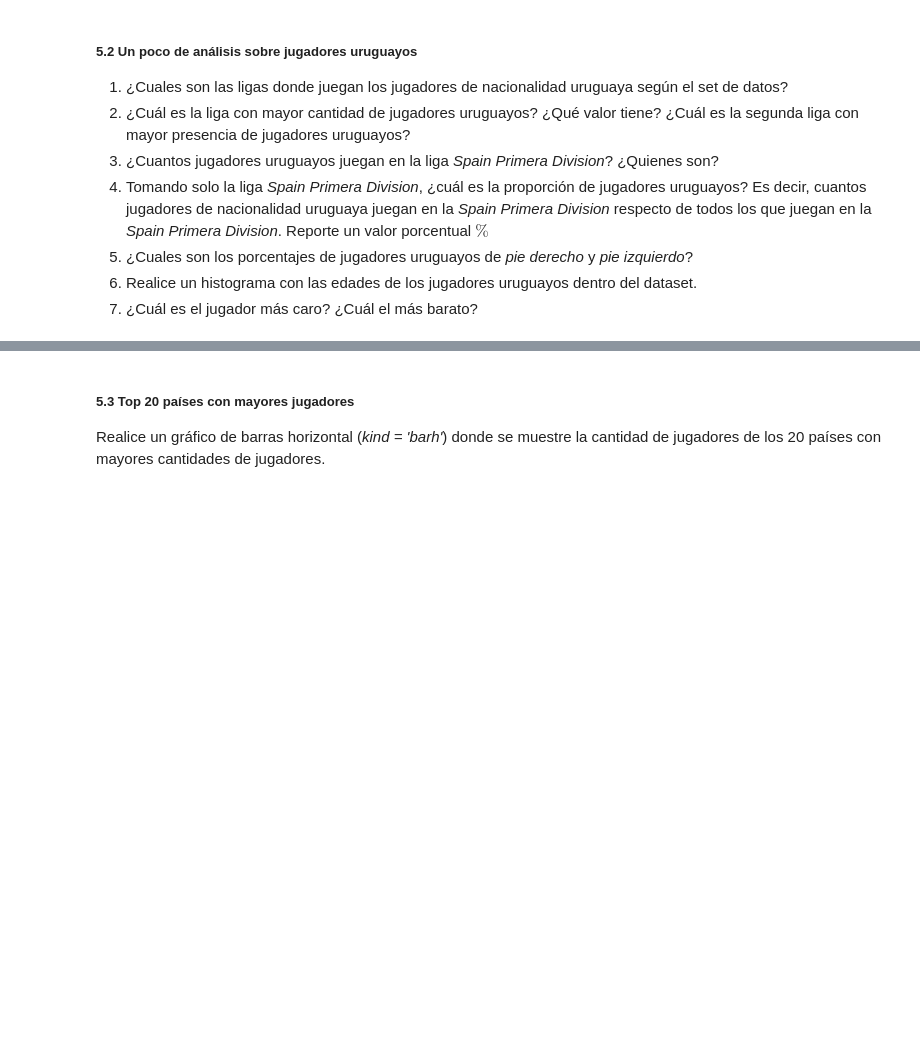
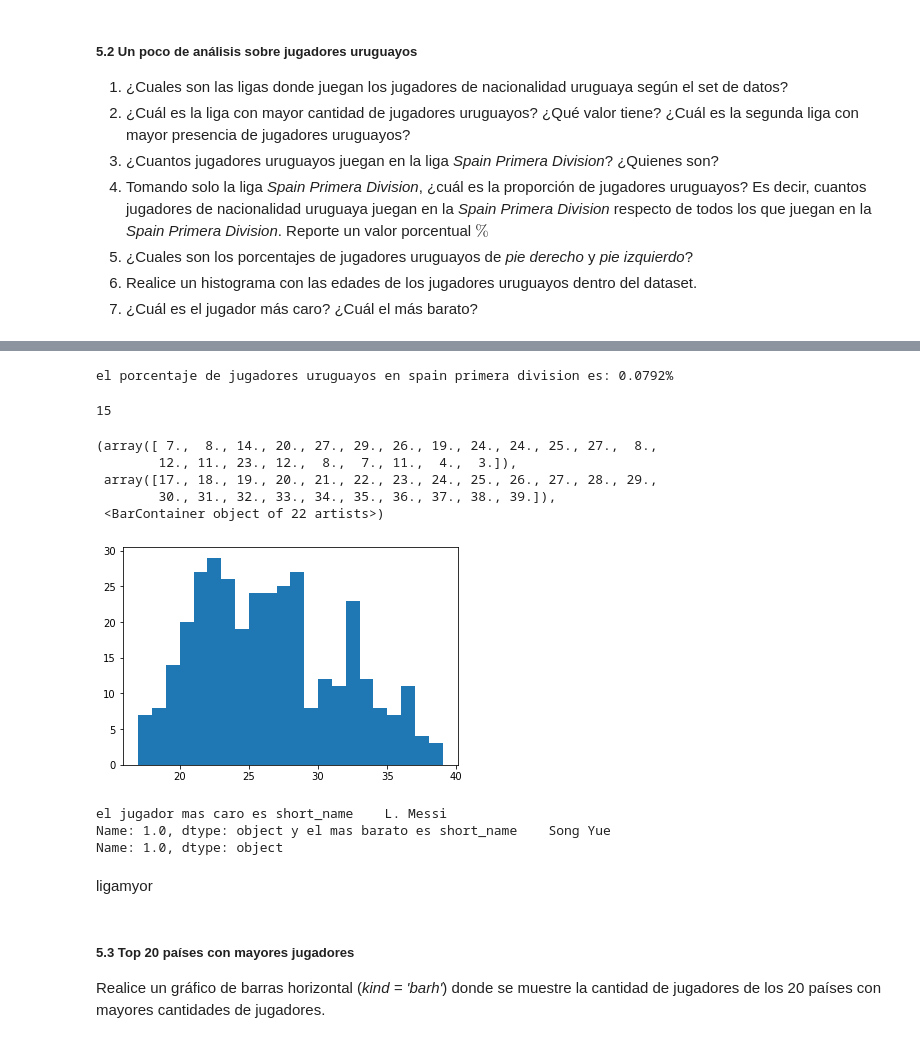
Before and after one commit to tomysuarez1995/PDA_Tomy, a Jupyter notebook: Modulo 7 pandas/Ejercitación-Pandas.ipynb, the cells around one changed output, grey strips where cells are left out. Saved outputs shown, nothing was run; the diff lists cells and outputs as text; code cells hidden in the pictures; blank space fills up the shorter version.

```diff
--- a/Modulo 7 pandas/Ejercitación-Pandas.ipynb
+++ b/Modulo 7 pandas/Ejercitación-Pandas.ipynb
@@ -547,3 +617,34 @@ Name: short_name, Length: 311, dtype: object
+# %%
+"""4"""
+fil5=fifa21["league_name"] == "Spain Primera Division"
+porc=(verlista2.shape[0]/fil5.shape[0])*100
+print(f"el porcentaje de jugadores uruguayos en spain primera division es: {round(porc,4)}% ")
+# %% [output]
+el porcentaje de jugadores uruguayos en spain primera division es: 0.0792%
+15
+# %%
+"""el 5 no se a que se refiere asi que paso directo al 6
+"""
+import matplotlib.pyplot as plt
+fil6=fifa21[fifa21["nationality"] == "Uruguay"]["age"]
+plt.hist(fil6, bins=22)
+# %% [output]
+(array([ 7.,  8., 14., 20., 27., 29., 26., 19., 24., 24., 25., 27.,  8.,
+        12., 11., 23., 12.,  8.,  7., 11.,  4.,  3.]),
+ array([17., 18., 19., 20., 21., 22., 23., 24., 25., 26., 27., 28., 29.,
+        30., 31., 32., 33., 34., 35., 36., 37., 38., 39.]),
+ <BarContainer object of 22 artists>)
+[figure, added]
+# %%
+"""7. Supongo que el rank depende de lo caro del jugador"""
+liga=fifa21[["league_rank", "short_name"]].set_index("league_rank")
+print(f"el jugador mas caro es {liga.iloc[0]} y el mas barato es {liga.iloc[-1]}")
+# %% [output]
+el jugador mas caro es short_name    L. Messi
+Name: 1.0, dtype: object y el mas barato es short_name    Song Yue
+Name: 1.0, dtype: object
+# %% [markdown]
+ligamyor
 # %% [markdown]
 ##### 5.3 Top 20 países con mayores jugadores
 
```
Also changed, not shown: parts of 15 cells of this notebook, 3 other files.
